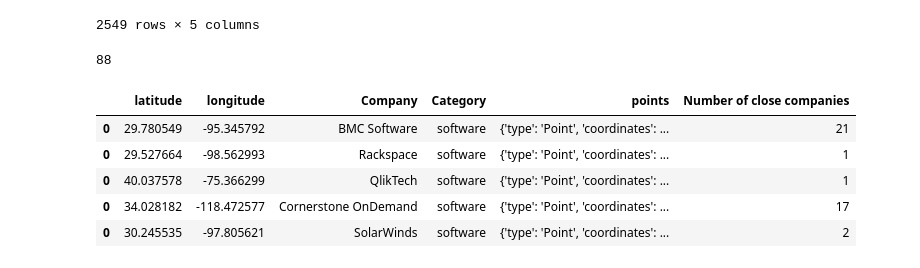
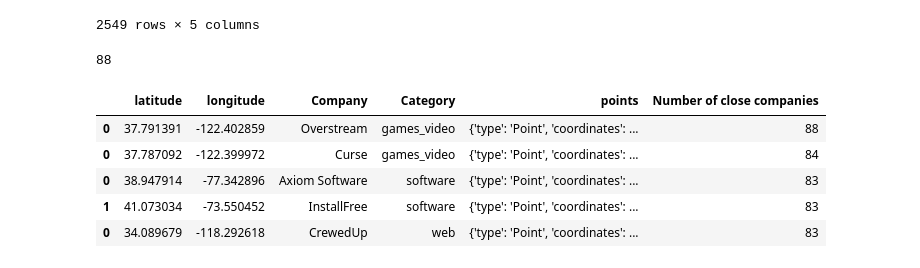
Before and after one commit to LiviaCanet/datamad0119, a Jupyter notebook: module-2/tableau-project/your-code/tableau_project.ipynb, the cells around one changed output. Saved outputs shown, nothing was run; the diff lists cells and outputs as text; code cells hidden in the pictures.

```diff
--- a/module-2/tableau-project/your-code/tableau_project.ipynb
+++ b/module-2/tableau-project/your-code/tableau_project.ipynb
@@ -229,11 +229,12 @@ max(near_count)
 88
 # %%
 wa["Number of close companies"] = near_count
-wa.head()
+near_cos = wa.sort_values(by = "Number of close companies", ascending = False)
+near_cos.head()
 # %% [output]
 |  | latitude | longitude | Company | Category | points | Number of close companies |
-| 0 | 29.780549 | -95.345792 | BMC Software | software | {'type': 'Point', 'coordinates': ... | 21 |
-| 0 | 29.527664 | -98.562993 | Rackspace | software | {'type': 'Point', 'coordinates': ... | 1 |
-| 0 | 40.037578 | -75.366299 | QlikTech | software | {'type': 'Point', 'coordinates': ... | 1 |
-| 0 | 34.028182 | -118.472577 | Cornerstone OnDemand | software | {'type': 'Point', 'coordinates': ... | 17 |
-| 0 | 30.245535 | -97.805621 | SolarWinds | software | {'type': 'Point', 'coordinates': ... | 2 |
+| 0 | 37.791391 | -122.402859 | Overstream | games_video | {'type': 'Point', 'coordinates': ... | 88 |
+| 0 | 37.787092 | -122.399972 | Curse | games_video | {'type': 'Point', 'coordinates': ... | 84 |
+| 0 | 38.947914 | -77.342896 | Axiom Software | software | {'type': 'Point', 'coordinates': ... | 83 |
+| 1 | 41.073034 | -73.550452 | InstallFree | software | {'type': 'Point', 'coordinates': ... | 83 |
+| 0 | 34.089679 | -118.292618 | CrewedUp | web | {'type': 'Point', 'coordinates': ... | 83 |
```
Also changed, not shown: parts of 2 cells of this notebook.
